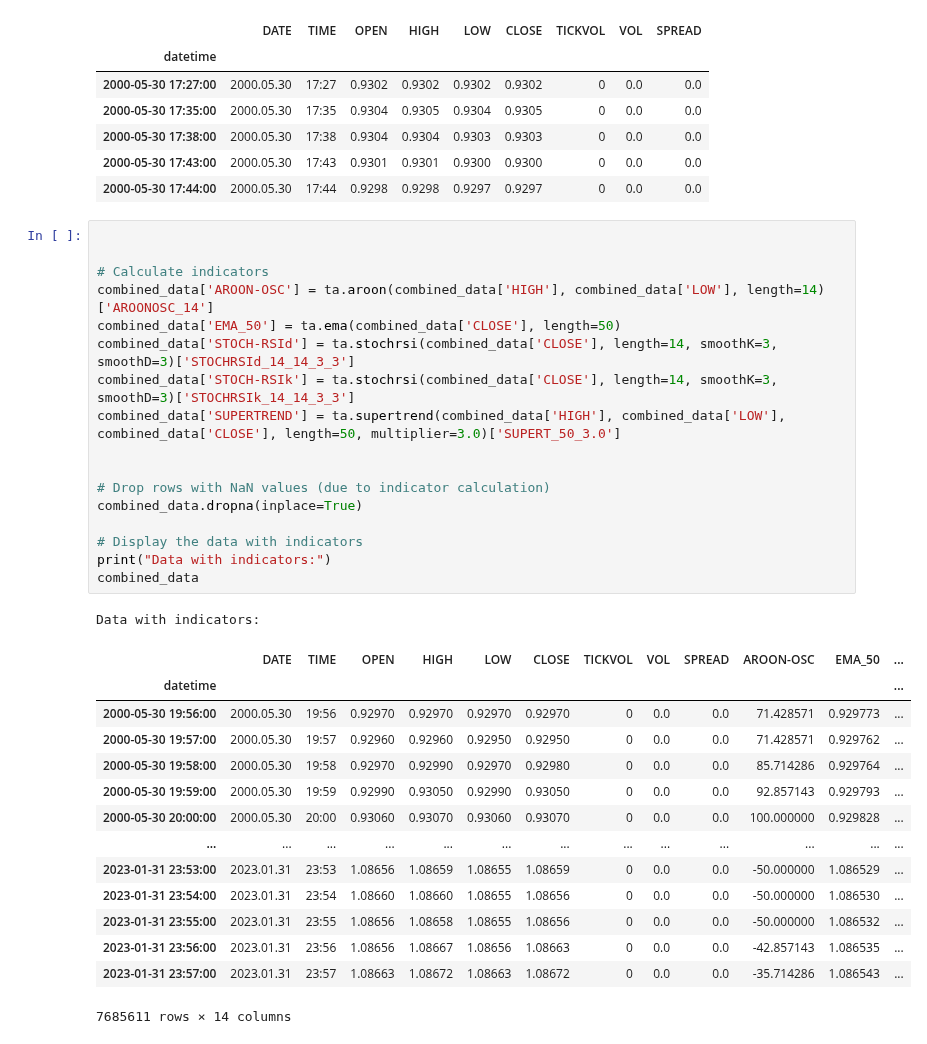
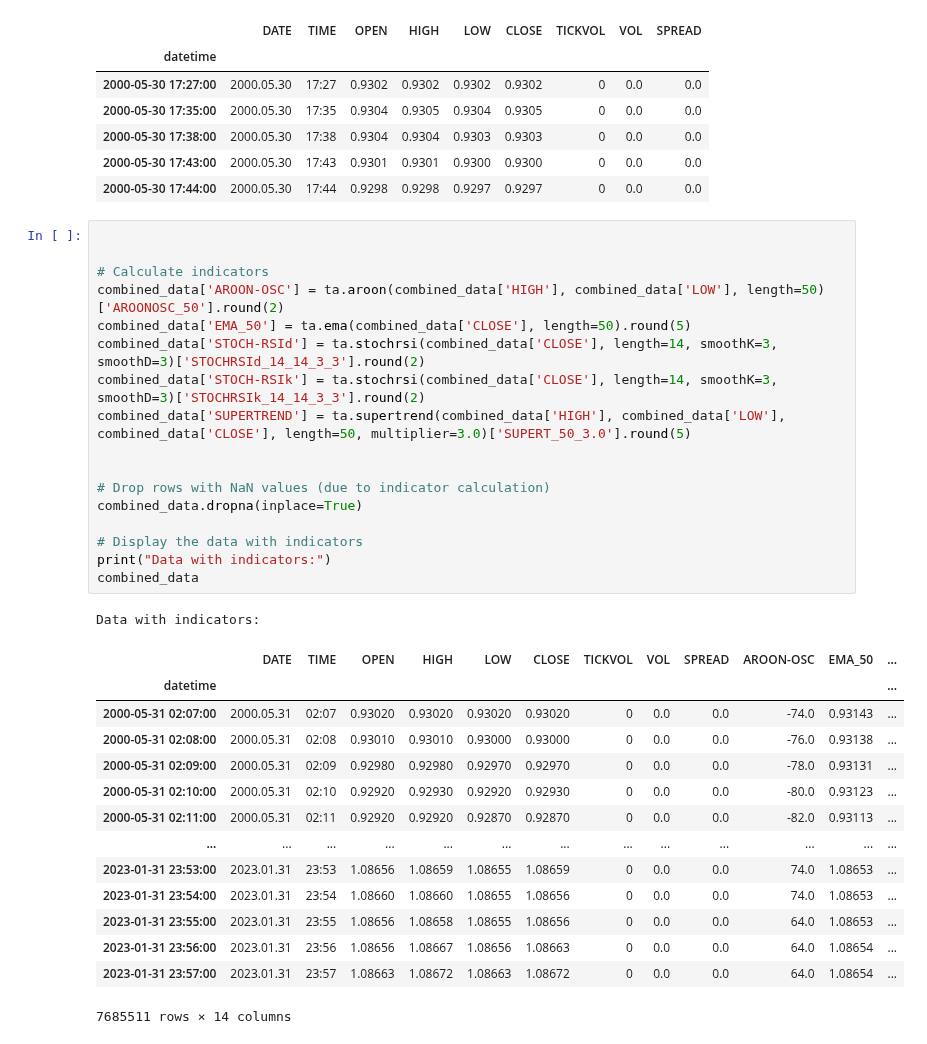
Before and after one commit to Gitchegumi/CTI_Scripts, a Jupyter notebook: py_scripts/backtesting/testing.ipynb, the cells around one changed output. Drawn from its saved outputs; the diff is of its cells as text.

```diff
--- a/py_scripts/backtesting/testing.ipynb
+++ b/py_scripts/backtesting/testing.ipynb
@@ -97,33 +97,33 @@ Final combined data:
 # %%
 
 
 # Calculate indicators
-combined_data['AROON-OSC'] = ta.aroon(combined_data['HIGH'], combined_data['LOW'], length=14)['AROONOSC_14']
-combined_data['EMA_50'] = ta.ema(combined_data['CLOSE'], length=50)
-combined_data['STOCH-RSId'] = ta.stochrsi(combined_data['CLOSE'], length=14, smoothK=3, smoothD=3)['STOCHRSId_14_14_3_3']
-combined_data['STOCH-RSIk'] = ta.stochrsi(combined_data['CLOSE'], length=14, smoothK=3, smoothD=3)['STOCHRSIk_14_14_3_3']
-combined_data['SUPERTREND'] = ta.supertrend(combined_data['HIGH'], combined_data['LOW'], combined_data['CLOSE'], length=50, multiplier=3.0)['SUPERT_50_3.0']
+combined_data['AROON-OSC'] = ta.aroon(combined_data['HIGH'], combined_data['LOW'], length=50)['AROONOSC_50'].round(2)
+combined_data['EMA_50'] = ta.ema(combined_data['CLOSE'], length=50).round(5)
+combined_data['STOCH-RSId'] = ta.stochrsi(combined_data['CLOSE'], length=14, smoothK=3, smoothD=3)['STOCHRSId_14_14_3_3'].round(2)
+combined_data['STOCH-RSIk'] = ta.stochrsi(combined_data['CLOSE'], length=14, smoothK=3, smoothD=3)['STOCHRSIk_14_14_3_3'].round(2)
+combined_data['SUPERTREND'] = ta.supertrend(combined_data['HIGH'], combined_data['LOW'], combined_data['CLOSE'], length=50, multiplier=3.0)['SUPERT_50_3.0'].round(5)
 
 
 # Drop rows with NaN values (due to indicator calculation)
 combined_data.dropna(inplace=True)
 
 # Display the data with indicators
 print("Data with indicators:")
 combined_data
 # %% [output]
 Data with indicators:
 |  | DATE | TIME | OPEN | HIGH | LOW | CLOSE | TICKVOL | VOL | SPREAD | AROON-OSC | EMA_50 | ... |
 | datetime |  |  |  |  |  |  |  |  |  |  |  | ... |
-| 2000-05-30 19:56:00 | 2000.05.30 | 19:56 | 0.92970 | 0.92970 | 0.92970 | 0.92970 | 0 | 0.0 | 0.0 | 71.428571 | 0.929773 | ... |
-| 2000-05-30 19:57:00 | 2000.05.30 | 19:57 | 0.92960 | 0.92960 | 0.92950 | 0.92950 | 0 | 0.0 | 0.0 | 71.428571 | 0.929762 | ... |
-| 2000-05-30 19:58:00 | 2000.05.30 | 19:58 | 0.92970 | 0.92990 | 0.92970 | 0.92980 | 0 | 0.0 | 0.0 | 85.714286 | 0.929764 | ... |
-| 2000-05-30 19:59:00 | 2000.05.30 | 19:59 | 0.92990 | 0.93050 | 0.92990 | 0.93050 | 0 | 0.0 | 0.0 | 92.857143 | 0.929793 | ... |
-| 2000-05-30 20:00:00 | 2000.05.30 | 20:00 | 0.93060 | 0.93070 | 0.93060 | 0.93070 | 0 | 0.0 | 0.0 | 100.000000 | 0.929828 | ... |
+| 2000-05-31 02:07:00 | 2000.05.31 | 02:07 | 0.93020 | 0.93020 | 0.93020 | 0.93020 | 0 | 0.0 | 0.0 | -74.0 | 0.93143 | ... |
+| 2000-05-31 02:08:00 | 2000.05.31 | 02:08 | 0.93010 | 0.93010 | 0.93000 | 0.93000 | 0 | 0.0 | 0.0 | -76.0 | 0.93138 | ... |
+| 2000-05-31 02:09:00 | 2000.05.31 | 02:09 | 0.92980 | 0.92980 | 0.92970 | 0.92970 | 0 | 0.0 | 0.0 | -78.0 | 0.93131 | ... |
+| 2000-05-31 02:10:00 | 2000.05.31 | 02:10 | 0.92920 | 0.92930 | 0.92920 | 0.92930 | 0 | 0.0 | 0.0 | -80.0 | 0.93123 | ... |
+| 2000-05-31 02:11:00 | 2000.05.31 | 02:11 | 0.92920 | 0.92920 | 0.92870 | 0.92870 | 0 | 0.0 | 0.0 | -82.0 | 0.93113 | ... |
 | ... | ... | ... | ... | ... | ... | ... | ... | ... | ... | ... | ... | ... |
-| 2023-01-31 23:53:00 | 2023.01.31 | 23:53 | 1.08656 | 1.08659 | 1.08655 | 1.08659 | 0 | 0.0 | 0.0 | -50.000000 | 1.086529 | ... |
-| 2023-01-31 23:54:00 | 2023.01.31 | 23:54 | 1.08660 | 1.08660 | 1.08655 | 1.08656 | 0 | 0.0 | 0.0 | -50.000000 | 1.086530 | ... |
-| 2023-01-31 23:55:00 | 2023.01.31 | 23:55 | 1.08656 | 1.08658 | 1.08655 | 1.08656 | 0 | 0.0 | 0.0 | -50.000000 | 1.086532 | ... |
-| 2023-01-31 23:56:00 | 2023.01.31 | 23:56 | 1.08656 | 1.08667 | 1.08656 | 1.08663 | 0 | 0.0 | 0.0 | -42.857143 | 1.086535 | ... |
-| 2023-01-31 23:57:00 | 2023.01.31 | 23:57 | 1.08663 | 1.08672 | 1.08663 | 1.08672 | 0 | 0.0 | 0.0 | -35.714286 | 1.086543 | ... |
+| 2023-01-31 23:53:00 | 2023.01.31 | 23:53 | 1.08656 | 1.08659 | 1.08655 | 1.08659 | 0 | 0.0 | 0.0 | 74.0 | 1.08653 | ... |
+| 2023-01-31 23:54:00 | 2023.01.31 | 23:54 | 1.08660 | 1.08660 | 1.08655 | 1.08656 | 0 | 0.0 | 0.0 | 74.0 | 1.08653 | ... |
+| 2023-01-31 23:55:00 | 2023.01.31 | 23:55 | 1.08656 | 1.08658 | 1.08655 | 1.08656 | 0 | 0.0 | 0.0 | 64.0 | 1.08653 | ... |
+| 2023-01-31 23:56:00 | 2023.01.31 | 23:56 | 1.08656 | 1.08667 | 1.08656 | 1.08663 | 0 | 0.0 | 0.0 | 64.0 | 1.08654 | ... |
+| 2023-01-31 23:57:00 | 2023.01.31 | 23:57 | 1.08663 | 1.08672 | 1.08663 | 1.08672 | 0 | 0.0 | 0.0 | 64.0 | 1.08654 | ... |
-7685611 rows × 14 columns
+7685511 rows × 14 columns
```
Also changed, not shown: parts of 4 cells of this notebook.
